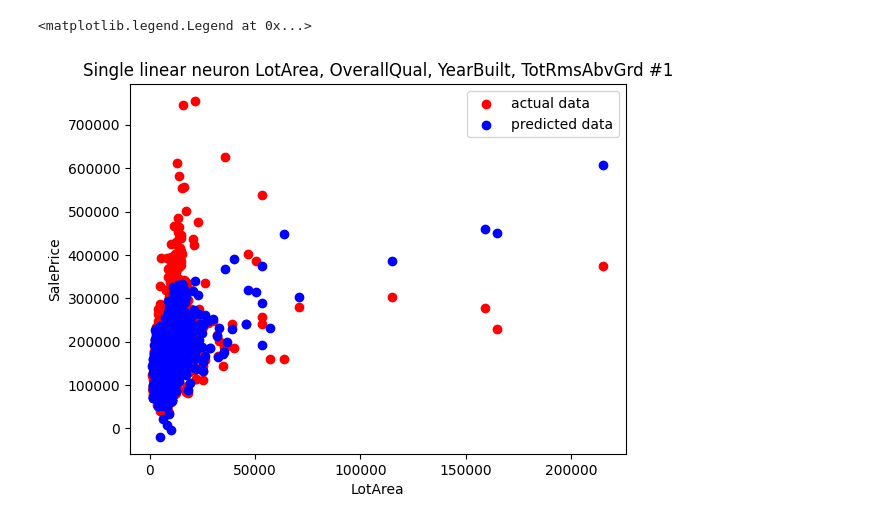
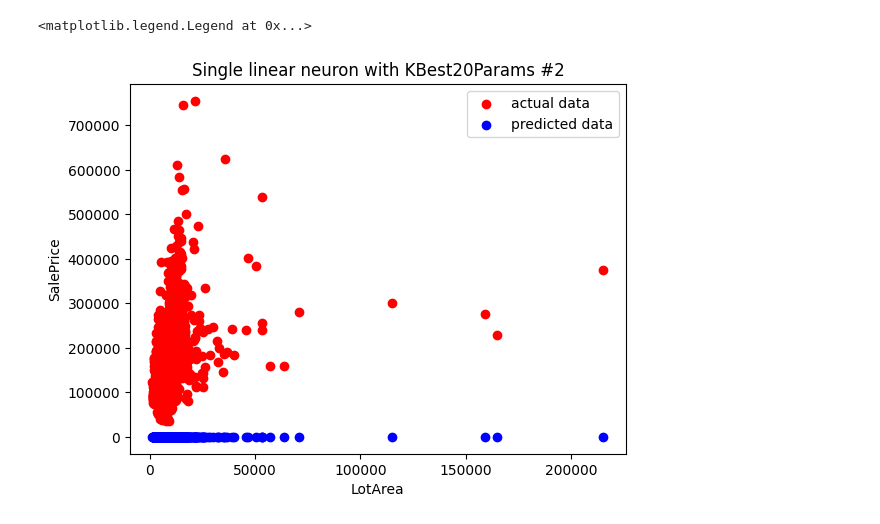
Before and after one commit to Sammers21/ml-playground, a Jupyter notebook: houses/pure_tf_ml_sol.ipynb, the cells around one changed output. Cells and saved outputs as stored; diff of their text form; code cells hidden in the pictures.

Commit message:
proper k20best feature selection + 0.16 accuracy

```diff
--- a/houses/pure_tf_ml_sol.ipynb
+++ b/houses/pure_tf_ml_sol.ipynb
@@ -5,26 +5,24 @@ import tensorflow as tf
 
 houses_train = pd.read_csv('train.csv')
 houses_test = pd.read_csv('test.csv')
-
-numeric_features_names = ['LotArea', 'OverallQual', 'YearBuilt', 'TotRmsAbvGrd']
+numeric_features_names = ['KitchenAbvGr', 'GarageCars', 'FullBath', 'GarageArea', '1stFlrSF', 'GrLivArea', 'OverallQual', 'OverallCond', 'TotalBsmtSF', 'Fireplaces', 'TotRmsAbvGrd', 'YearBuilt', 'BedroomAbvGr', 'HalfBath', 'LotArea', 'MSSubClass', 'YearRemodAdd', 'MoSold', 'BsmtFullBath', 'YrSold']
 numeric_features = houses_train[numeric_features_names]
 sale_price = houses_train['SalePrice']
 X = tf.convert_to_tensor(numeric_features)
 Y = tf.convert_to_tensor(houses_train['SalePrice'])
 normalizer = tf.keras.layers.Normalization(axis=-1)
 normalizer.adapt(X)
-
 model = tf.keras.Sequential([
     normalizer,
-
-    tf.keras.layers.Dense(1, activation='linear'),
+    tf.keras.layers.Dense(20, activation='linear'),
+    tf.keras.layers.Dense(1, activation='relu'),
 ])
-
+callback = tf.keras.callbacks.EarlyStopping(monitor='loss', patience=30, restore_best_weights=True)
 model.compile(
     loss='mean_absolute_error',
     optimizer=tf.keras.optimizers.legacy.Adam(300),
 )
-hist = model.fit(X, Y, epochs=30, verbose=0)
+hist = model.fit(X, Y, epochs=100, verbose=1, callbacks=[callback])
 history_df = pd.DataFrame(hist.history)
 history_df.loc[:, ['loss']].plot()
 # %% [output]
@@ -37,6 +52,6 @@ plt.scatter(numeric_features.LotArea, sale_price, color='red', label='actual dat
 plt.scatter(numeric_features.LotArea, Y_predict, color='blue', label='predicted data')
 plt.xlabel('LotArea')
 plt.ylabel('SalePrice')
-plt.title('Single linear neuron LotArea, OverallQual, YearBuilt, TotRmsAbvGrd #1')
+plt.title('Single linear neuron with KBest20Params #2')
 plt.legend()
 # %% [output]
@@ -44,5 +59,5 @@ plt.legend()
 <matplotlib.legend.Legend at 0x...>
-[figure, old version]
+[figure, new version]
 # %%
 X_test = tf.convert_to_tensor(houses_test[numeric_features_names])
 Y_test = model.predict(X_test)
```
Also changed, not shown: parts of 3 cells of this notebook, 2 other files.
